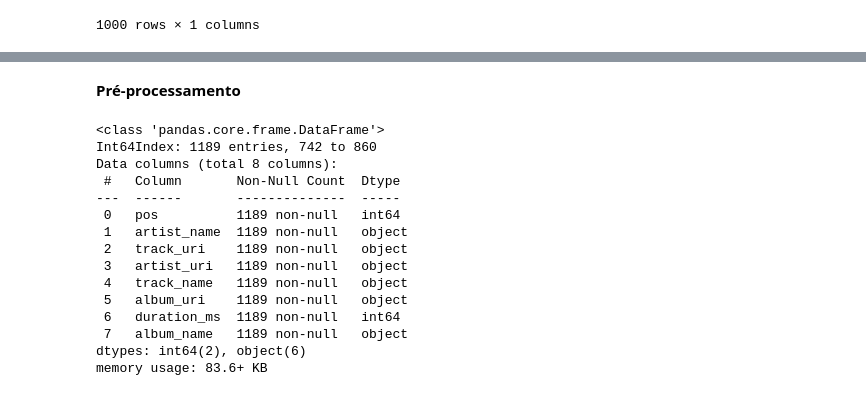
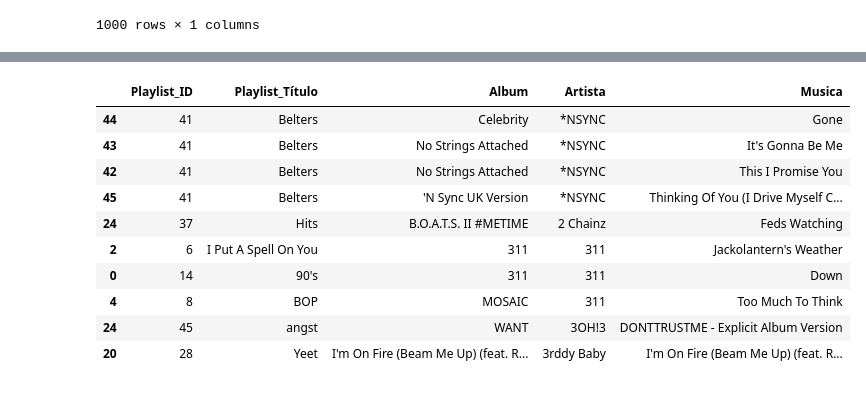
Before and after one commit to duaraujo/pos-tcc, a Jupyter notebook: tcc.ipynb, the cells around one changed output, grey strips where cells are left out. Cells and saved outputs as stored; diff of their text form; code cells hidden in the pictures.

```diff
--- a/tcc.ipynb
+++ b/tcc.ipynb
@@ -141,7 +141,7 @@ def agrupar_musicas(df_playlist, qtdePlaylist):
     df = df.append(addDF(id_playlist, titulo, musicas))
   return df
 # %%
-df_musicas = agrupar_musicas(df_playlist, 2)
+df_musicas = agrupar_musicas(df_playlist, 50)
 df_musicas.info()
 # %% [output]
 <class 'pandas.core.frame.DataFrame'>
@@ -257,20 +200,16 @@ df_musica_ordenado.head(20)
-# %% [markdown]
-**Pré-processamento**
-# %%
-df_musica_ordenado.info()
-# %% [output]
-<class 'pandas.core.frame.DataFrame'>
-Int64Index: 1189 entries, 742 to 860
-Data columns (total 8 columns):
- #   Column       Non-Null Count  Dtype
----  ------       --------------  -----
- 0   pos          1189 non-null   int64
- 1   artist_name  1189 non-null   object
- 2   track_uri    1189 non-null   object
- 3   artist_uri   1189 non-null   object
- 4   track_name   1189 non-null   object
- 5   album_uri    1189 non-null   object
- 6   duration_ms  1189 non-null   int64
- 7   album_name   1189 non-null   object
-dtypes: int64(2), object(6)
-memory usage: 83.6+ KB
+# %%
+df_dataset = df_musica_ordenado[['idPlaylist', 'tituloPlaylist', 'album_name', 'artist_name', 'track_name']]
+df_dataset.columns = ['Playlist_ID', 'Playlist_Título', 'Album', 'Artista', 'Musica']
+df_dataset.head(10)
+# %% [output]
+|  | Playlist_ID | Playlist_Título | Album | Artista | Musica |
+| 44 | 41 | Belters | Celebrity | *NSYNC | Gone |
+| 43 | 41 | Belters | No Strings Attached | *NSYNC | It's Gonna Be Me |
+| 42 | 41 | Belters | No Strings Attached | *NSYNC | This I Promise You |
+| 45 | 41 | Belters | 'N Sync UK Version | *NSYNC | Thinking Of You (I Drive Myself C... |
+| 24 | 37 | Hits | B.O.A.T.S. II #METIME | 2 Chainz | Feds Watching |
+| 2 | 6 | I Put A Spell On You | 311 | 311 | Jackolantern's Weather |
+| 0 | 14 | 90's | 311 | 311 | Down |
+| 4 | 8 | BOP | MOSAIC | 311 | Too Much To Think |
+| 24 | 45 | angst | WANT | 3OH!3 | DONTTRUSTME - Explicit Album Version |
+| 20 | 28 | Yeet | I'm On Fire (Beam Me Up) (feat. R... | 3rddy Baby | I'm On Fire (Beam Me Up) (feat. R... |
```
Also changed, not shown: parts of 18 cells of this notebook.
